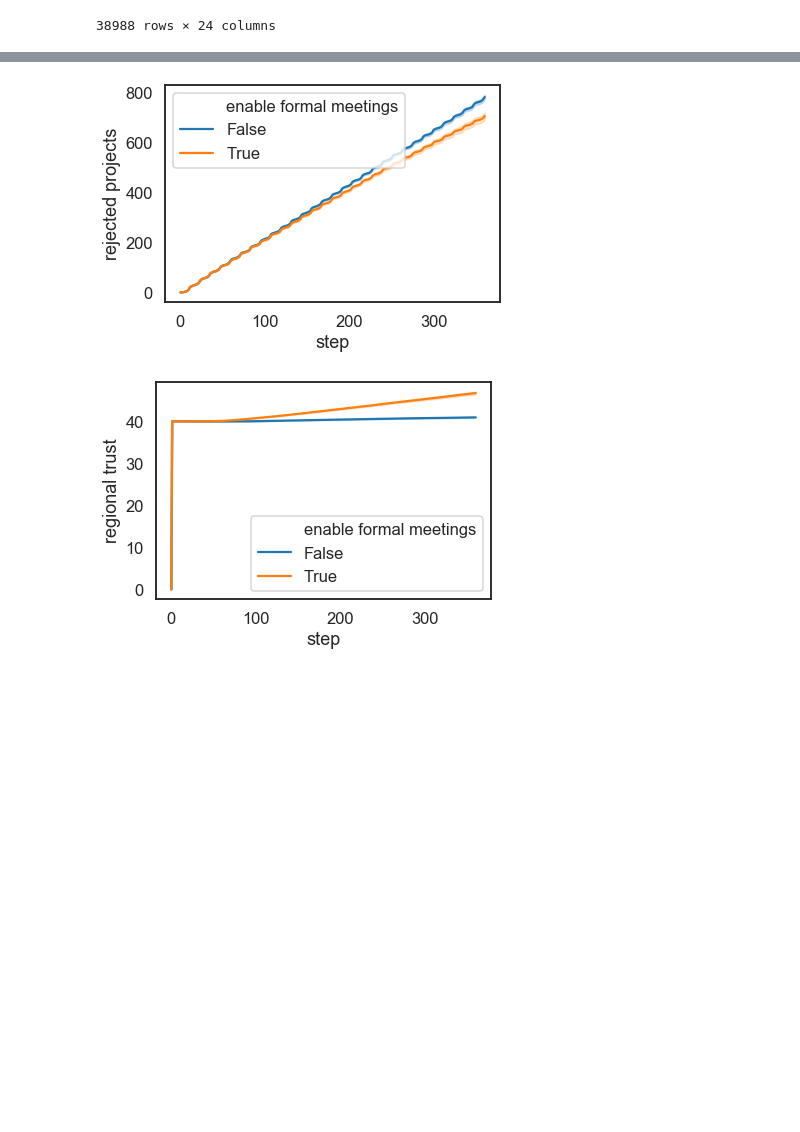
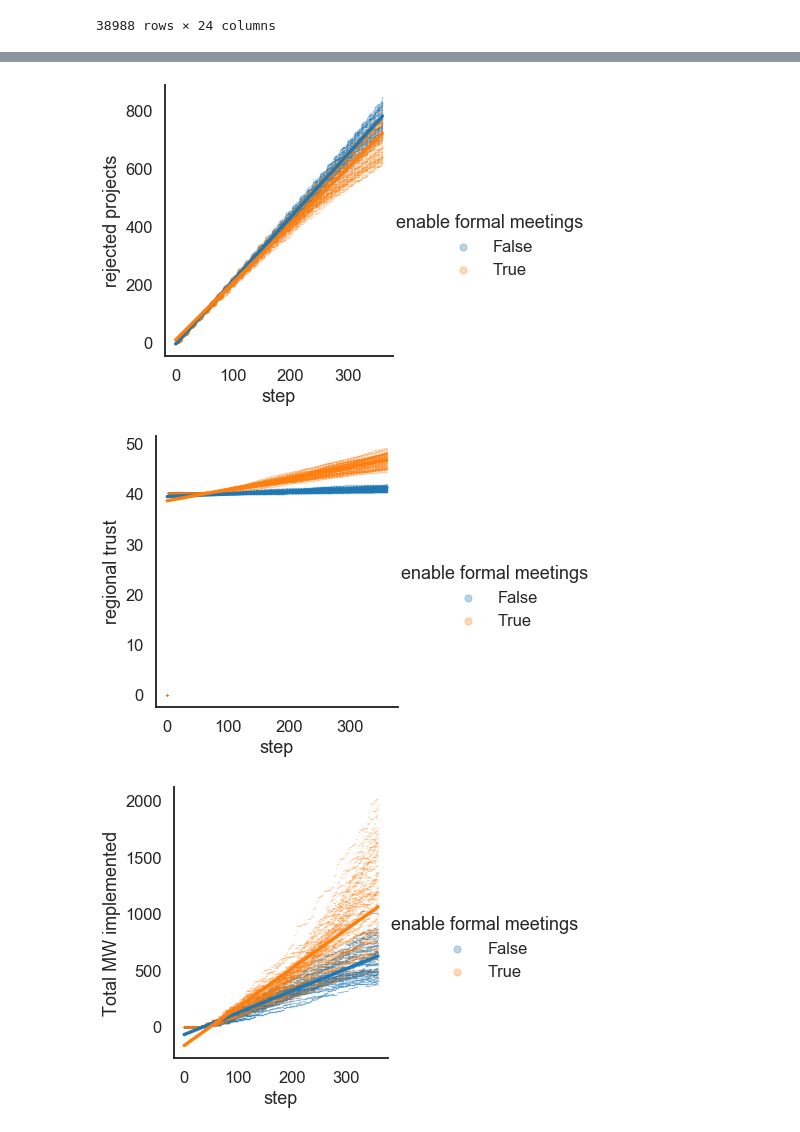
Before and after one commit to fcruztorres/ABM_Energy_Transition, a Jupyter notebook: Effect of formal meetings.ipynb, the cells around one changed output, grey strips where cells are left out. Cells and saved outputs as stored; diff of their text form; code cells hidden in the pictures; blank space fills up the shorter version.

Commit message:
new figures for report and improved consistency of python notebooks with report

```diff
--- a/Effect of formal meetings.ipynb
+++ b/Effect of formal meetings.ipynb
@@ -33,6 +35,9 @@ validation
 data = validation.rename(columns={"[step]":"step", "[run number]":"run number", "count project-connections with [owner = True]":"accepted projects", "count projects with [active = True]":"active projects", "projects-rejected":"rejected projects"})
 data = data.iloc[:, np.r_[0:3,13, 15:24] ]
 data.columns = data.columns.str.replace("-"," ")
+
+#add a totals column for REIPs' overall installed power
+data["Total MW implemented"] = data.iloc[:, 6:9].sum(axis=1)
 data
 # %% [output]
 |  | run number | random seed | green energy openness change | political variety change | enable formal meetings | step | ... |
@@ -50,0 +56,8 @@ data
+# %%
+g = sns.lmplot('step', "Total MW implemented", data=data, hue='enable formal meetings', scatter_kws={"s": .1, 'alpha':0.3}, fit_reg=True)
+
+for lh in g._legend.legendHandles:
+    lh._sizes = [50]
+
+# save figure
+plt.savefig("./Graphs/Effect_of_formal_meetings.png")
@@ -51,6 +66,10 @@ data
 # %%
 for i in data.columns[6:]:
     i = str(i)
-    sns.lineplot('step', i, data=data, hue='enable formal meetings')
+    g = sns.lmplot('step', i, data=data, hue='enable formal meetings', scatter_kws={"s": .1, 'alpha':0.3}, fit_reg=True)
+
+    for lh in g._legend.legendHandles:
+        lh._sizes = [50]
+    plt.savefig("./Graphs/Effect_of_"+ i +".png")
     plt.show()
 # %% [output]
@@ -62,2 +81,3 @@ for i in data.columns[6:]:
-[figure, old version]
+[figure, new version]
-[figure, old version]
+[figure, new version]
+[figure, added]
```
Also changed, not shown: parts of 5 cells of this notebook, 10 other files.
